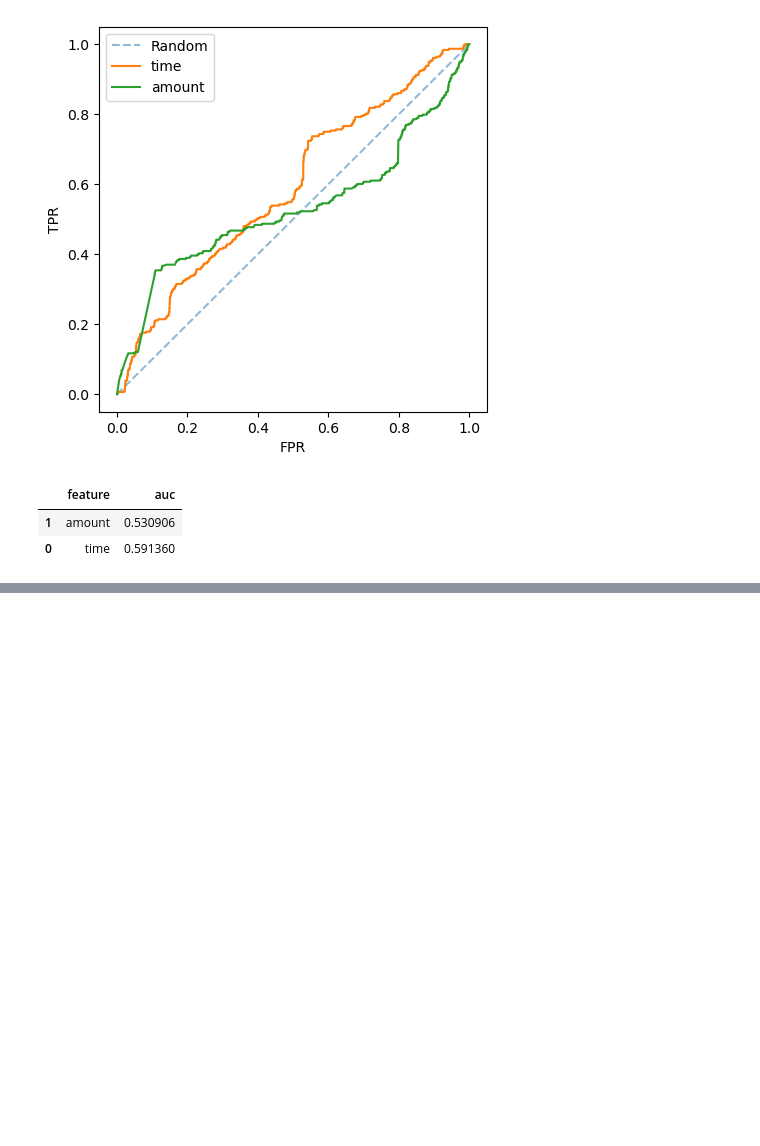
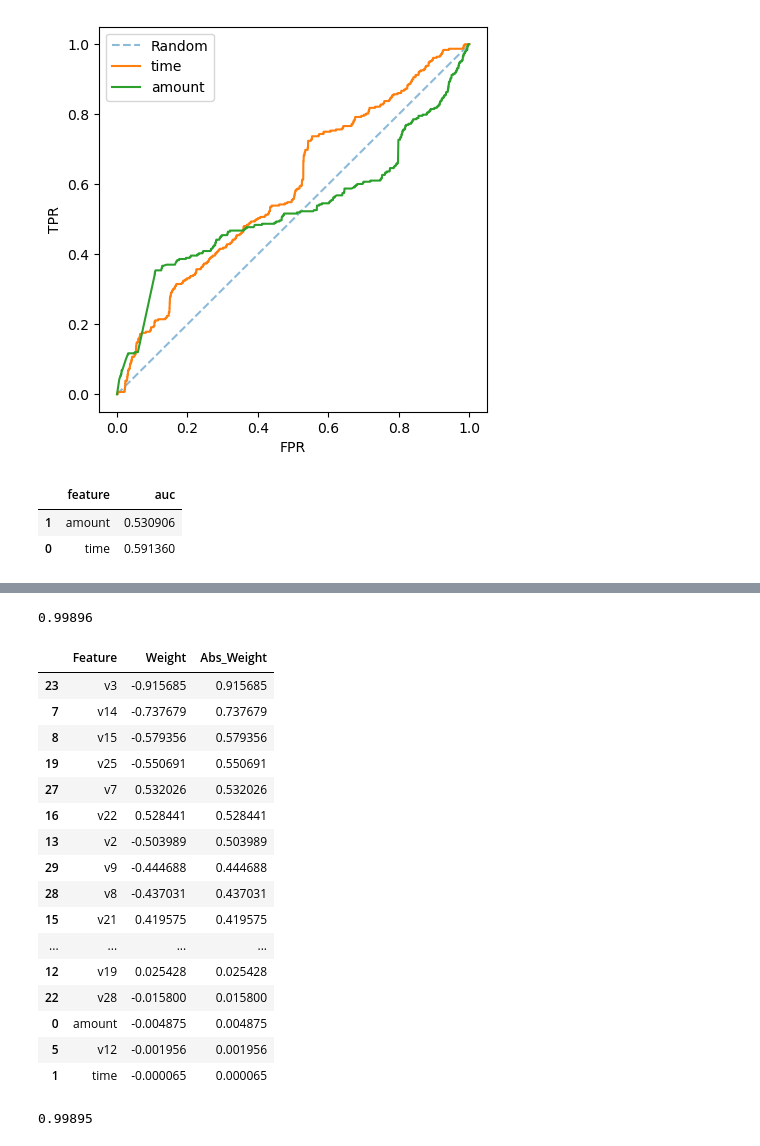
Before and after one commit to angelomarcelino/credit-card-fraud-ml-project, a Jupyter notebook: notebook/notebook.ipynb, the cells around one changed output, grey strips where cells are left out. Cells and saved outputs as stored; diff of their text form; code cells hidden in the pictures; blank space fills up the shorter version.

Commit message:
linear decision regression completed

```diff
--- a/notebook/notebook.ipynb
+++ b/notebook/notebook.ipynb
@@ -205,7 +203,7 @@ df_no_long_tails.amount = amount_logs
 # %%
 from sklearn.model_selection import train_test_split
 # %%
-df_full_train, df_test = train_test_split(df_no_long_tails, test_size=0.20, random_state=1)
+df_full_train, df_test = train_test_split(df, test_size=0.20, random_state=1)
 df_train, df_val = train_test_split(df_full_train, test_size=0.25, random_state=1)
 # %%
 len(df), len(df_train), len(df_val), len(df_test)
@@ -328,0 +355,21 @@ plt.show()
+# %%
+def find_logistic_regression_accuracy(df_train, y_train, df_val, y_val, threshold=0.5):
+    dv= DictVectorizer(sparse=False)
+    model = LogisticRegression(solver="liblinear", max_iter=200, random_state=1)
+
+    _train_dicts = df_train.to_dict(orient='records')
+    _X_train = dv.fit_transform(_train_dicts)
+    model.fit(_X_train, y_train)
+
+    _val_dicts = df_val.to_dict(orient='records')
+    _X_val = dv.transform(_val_dicts)
+    y_pred_proba = model.predict_proba(_X_val)[:,1]
+    decision = (y_pred_proba>=threshold)
+
+    accuracy = (y_val == decision).mean().round(5)
+    return accuracy, model, X_train, X_val
+# %%
+accuracy_without_logs, model, X_train, X_val = find_logistic_regression_accuracy(df_train, y_train, df_val, y_val)
+accuracy_without_logs
+# %% [output]
+0.99896
@@ -328,0 +380,23 @@ plt.show()
+# %%
+weights = model.coef_[0]
+weights_df = pd.DataFrame({'Feature': dv.get_feature_names_out(), 'Weight': weights, 'Abs_Weight': abs(weights)})
+weights_df = weights_df.sort_values(by='Abs_Weight', ascending=False)
+weights_df
+# %% [output]
+|  | Feature | Weight | Abs_Weight |
+| 23 | v3 | -0.915685 | 0.915685 |
+| 7 | v14 | -0.737679 | 0.737679 |
+| 8 | v15 | -0.579356 | 0.579356 |
+| 19 | v25 | -0.550691 | 0.550691 |
+| 27 | v7 | 0.532026 | 0.532026 |
+| 16 | v22 | 0.528441 | 0.528441 |
+| 13 | v2 | -0.503989 | 0.503989 |
+| 29 | v9 | -0.444688 | 0.444688 |
+| 28 | v8 | -0.437031 | 0.437031 |
+| 15 | v21 | 0.419575 | 0.419575 |
+| ... | ... | ... | ... |
+| 12 | v19 | 0.025428 | 0.025428 |
+| 22 | v28 | -0.015800 | 0.015800 |
+| 0 | amount | -0.004875 | 0.004875 |
+| 5 | v12 | -0.001956 | 0.001956 |
+| 1 | time | -0.000065 | 0.000065 |
@@ -328,0 +408,19 @@ plt.show()
+# %%
+df_train_with_logs = df_train
+df_train_with_logs.v1 = df_train.v1.apply(
+    lambda x: -np.log1p(abs(x)) if x < 0 else np.log1p(x)
+)
+df_train_with_logs.amount = df_train.amount.apply(
+    lambda x: -np.log1p(abs(x)) if x < 0 else np.log1p(x)
+)
+df_val_with_logs = df_val
+df_val_with_logs.v1 = df_val.v1.apply(
+    lambda x: -np.log1p(abs(x)) if x < 0 else np.log1p(x)
+)
+df_val_with_logs.amount = df_val.amount.apply(
+    lambda x: -np.log1p(abs(x)) if x < 0 else np.log1p(x)
+)
+accuracy_with_logs, new_model, new_X_train, new_X_val = find_logistic_regression_accuracy(df_train_with_logs, y_train, df_val_with_logs, y_val)
+accuracy_with_logs
+# %% [output]
+0.99895
```
Also changed, not shown: parts of 24 cells of this notebook.
